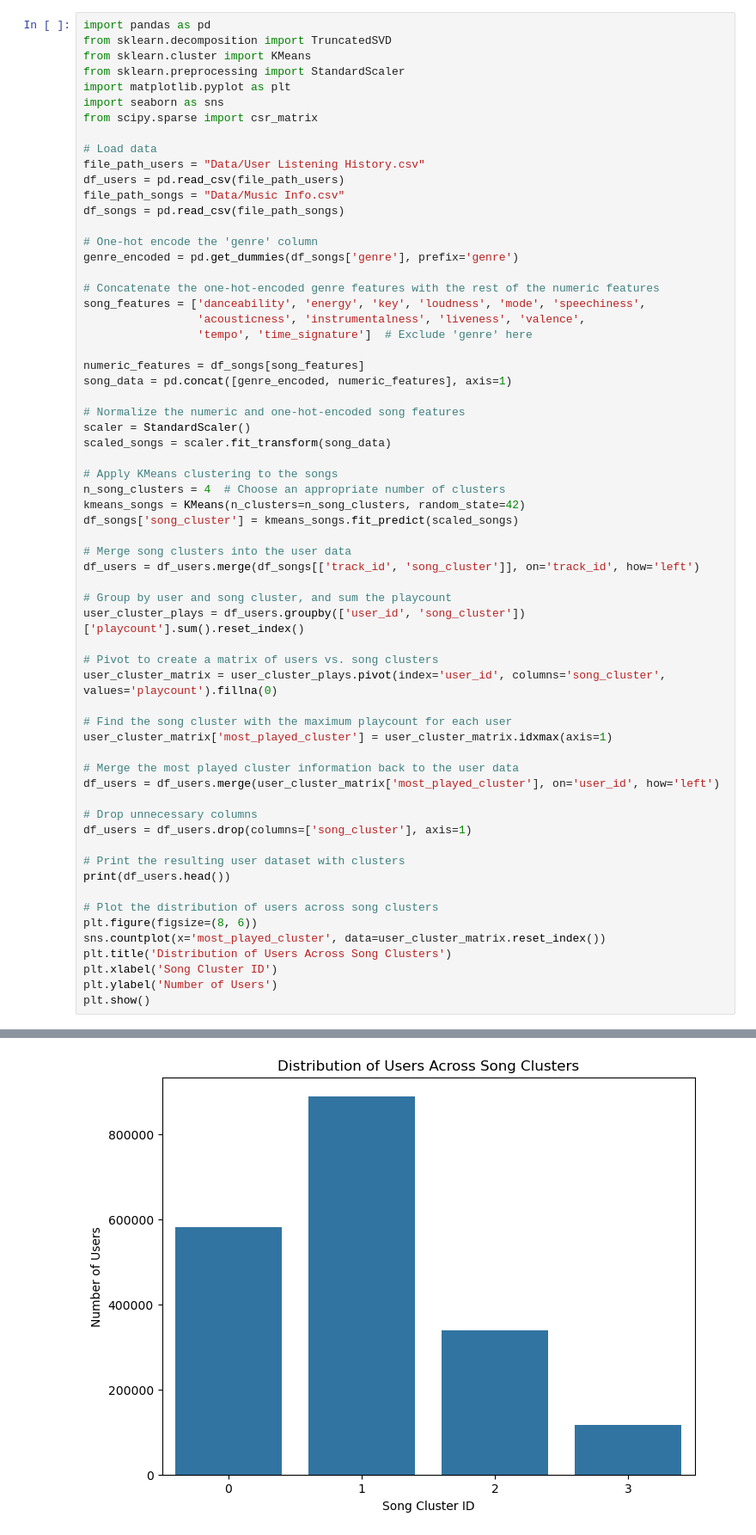
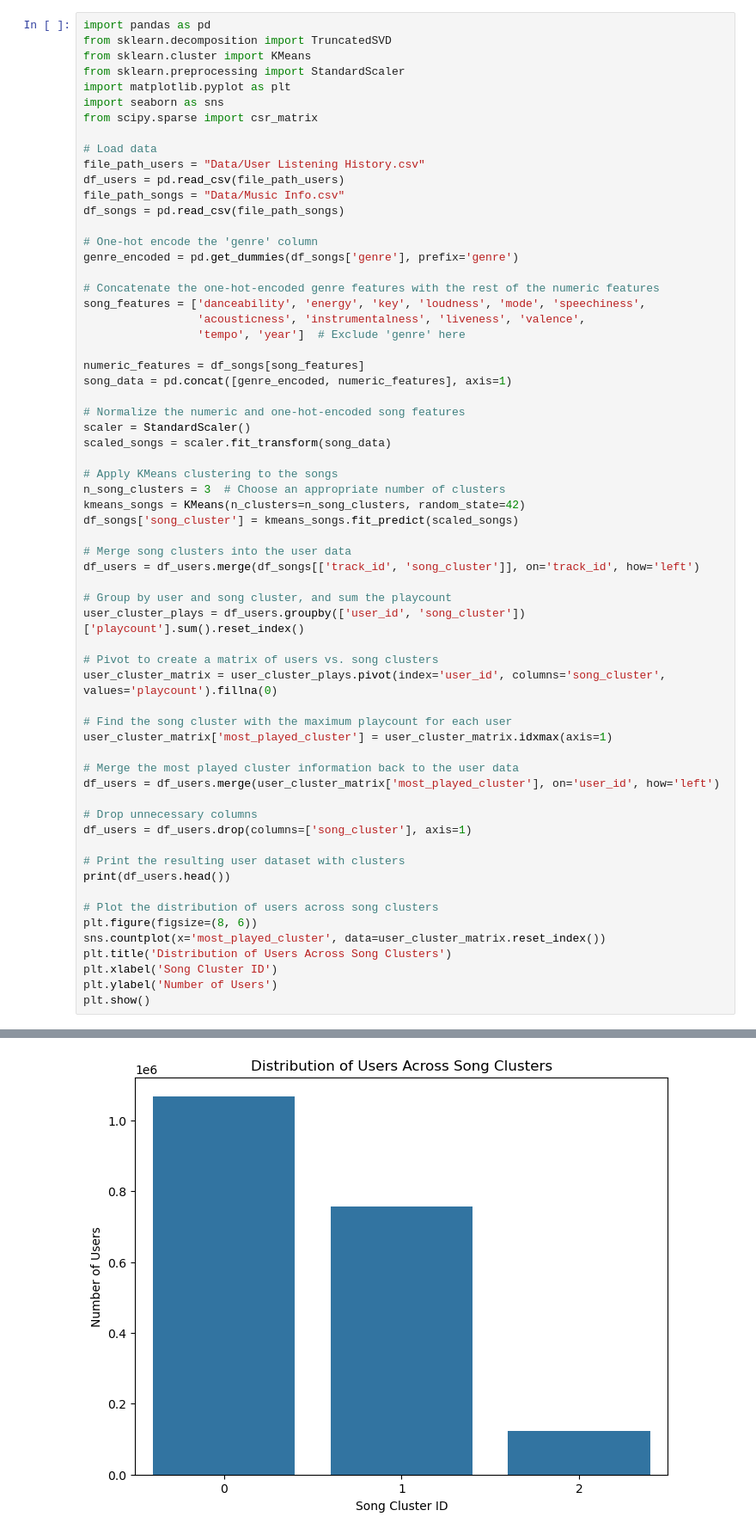
Before and after one commit to annemollelsborg/spotify, a Jupyter notebook: clustering.ipynb, the cells around one changed output, grey strips where cells are left out. Shown at 86% size. Drawn from its saved outputs; the diff is of its cells as text.

Commit message:
cluster

```diff
--- a/clustering.ipynb
+++ b/clustering.ipynb
@@ -19,7 +21,7 @@ genre_encoded = pd.get_dummies(df_songs['genre'], prefix='genre')
 # Concatenate the one-hot-encoded genre features with the rest of the numeric features
 song_features = ['danceability', 'energy', 'key', 'loudness', 'mode', 'speechiness',
                  'acousticness', 'instrumentalness', 'liveness', 'valence',
-                 'tempo', 'time_signature']  # Exclude 'genre' here
+                 'tempo', 'year']  # Exclude 'genre' here
 
 numeric_features = df_songs[song_features]
 song_data = pd.concat([genre_encoded, numeric_features], axis=1)
@@ -29,7 +31,7 @@ scaler = StandardScaler()
 scaled_songs = scaler.fit_transform(song_data)
 
 # Apply KMeans clustering to the songs
-n_song_clusters = 4  # Choose an appropriate number of clusters
+n_song_clusters = 3  # Choose an appropriate number of clusters
 kmeans_songs = KMeans(n_clusters=n_song_clusters, random_state=42)
 df_songs['song_cluster'] = kmeans_songs.fit_predict(scaled_songs)
 
@@ -78 +80 @@ plt.show()
-[figure, old version]
+[figure, new version]
```
Also changed, not shown: parts of 18 cells of this notebook, 1 other file.
